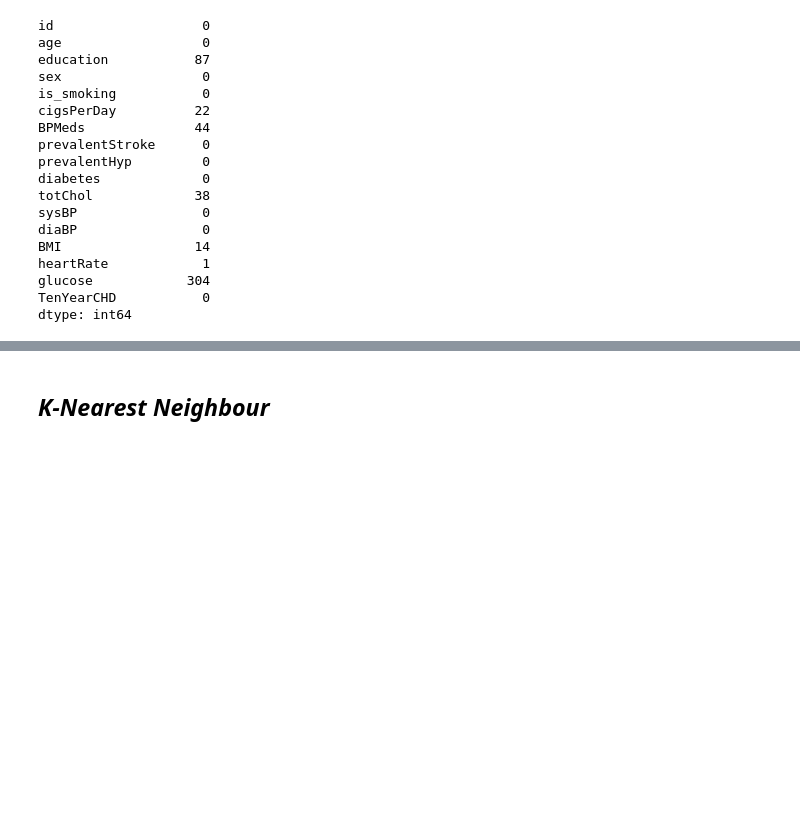
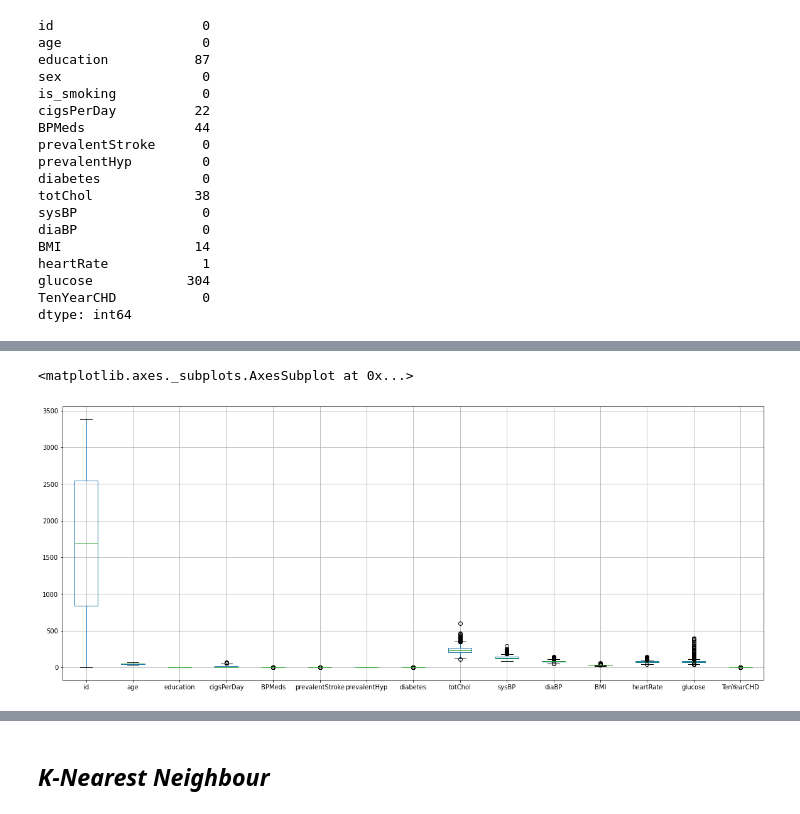
Before and after one commit to jogapritam/Cardiovascular-Risk-Prediction, a Jupyter notebook: Cardiovascular_Risk_Prediction_Jogapritam_Sahu.ipynb, the cells around one changed output, grey strips where cells are left out. Cells and saved outputs as stored; diff of their text form; code cells hidden in the pictures; blank space fills up the shorter version.

```diff
--- a/Cardiovascular_Risk_Prediction_Jogapritam_Sahu.ipynb
+++ b/Cardiovascular_Risk_Prediction_Jogapritam_Sahu.ipynb
@@ -93,0 +128,6 @@ df = dataset.copy()
+# %%
+plt.figure(figsize=(20,8))
+df.boxplot()
+# %% [output]
+<matplotlib.axes._subplots.AxesSubplot at 0x...>
+[figure, added]
```
Also changed, not shown: parts of 38 cells of this notebook.
